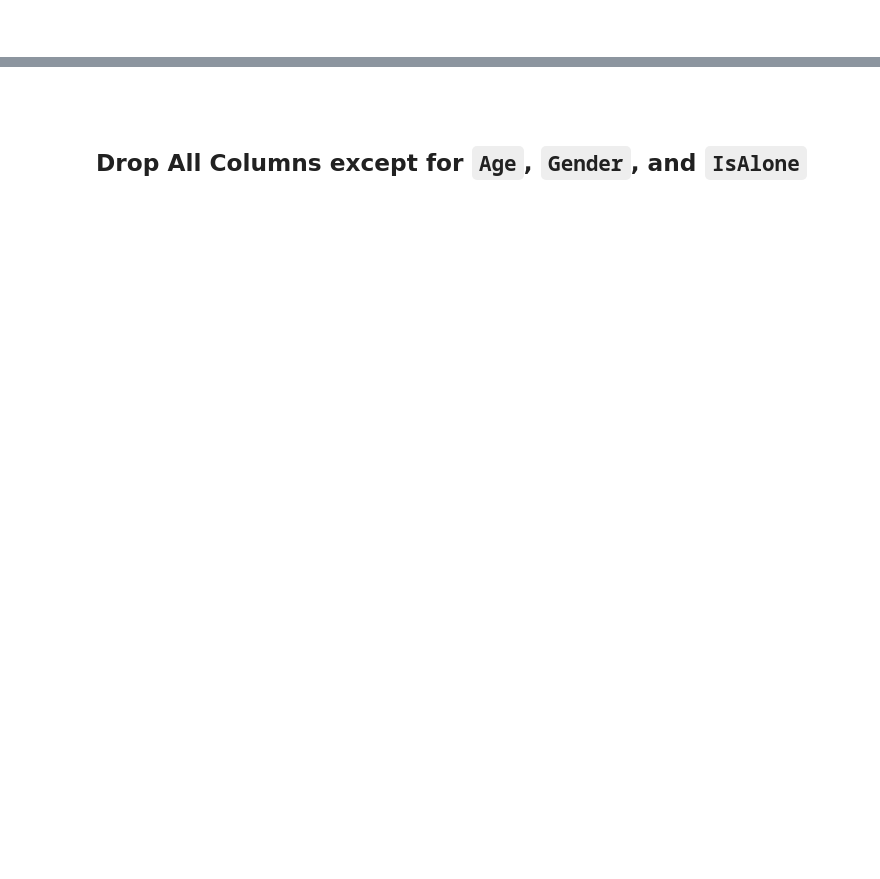
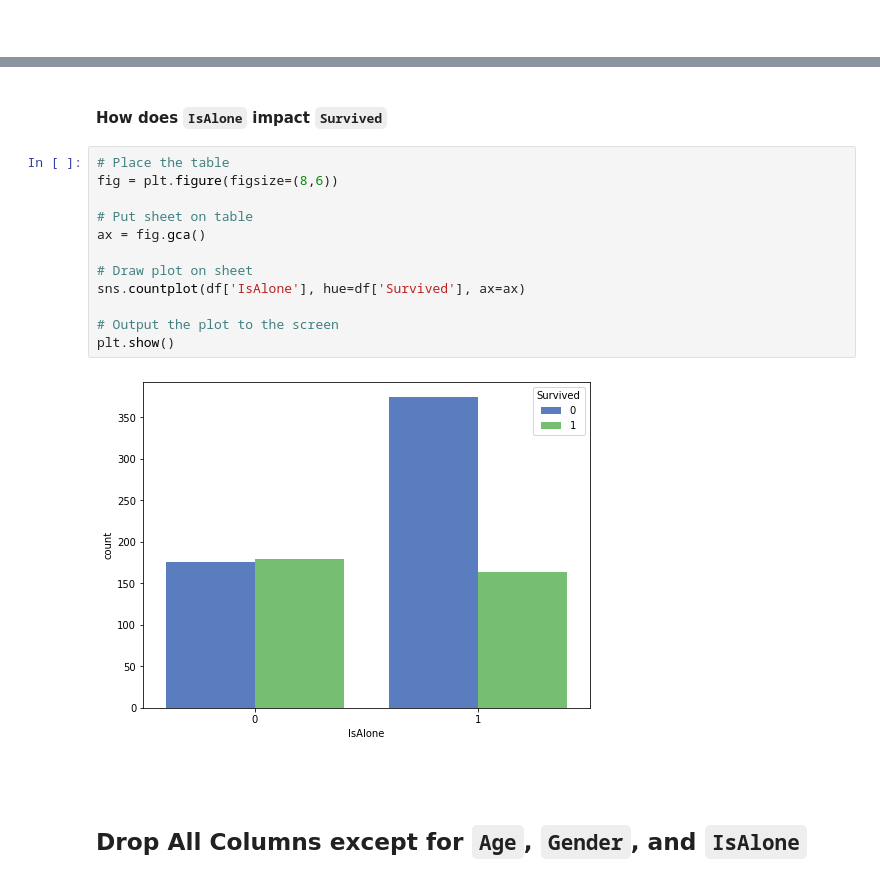
Before and after one commit to SoftStackFactory/titanic-demo, a Jupyter notebook: TitanicModel.ipynb, the cells around one changed output, grey strips where cells are left out. Cells and saved outputs as stored; diff of their text form; blank space fills up the shorter version.

```diff
--- a/TitanicModel.ipynb
+++ b/TitanicModel.ipynb
@@ -117,3 +163,19 @@ train.head()
+# %% [markdown]
+#### How does `IsAlone` impact `Survived`
+# %%
+# Place the table
+fig = plt.figure(figsize=(8,6))
+
+# Put sheet on table
+ax = fig.gca()
+
+# Draw plot on sheet
+sns.countplot(df['IsAlone'], hue=df['Survived'], ax=ax)
+
+# Output the plot to the screen
+plt.show()
+# %% [output]
+[figure, added]
 # %% [markdown]
 <br>
 # %% [markdown]
```
Also changed, not shown: parts of 32 cells of this notebook, 4 other files.
